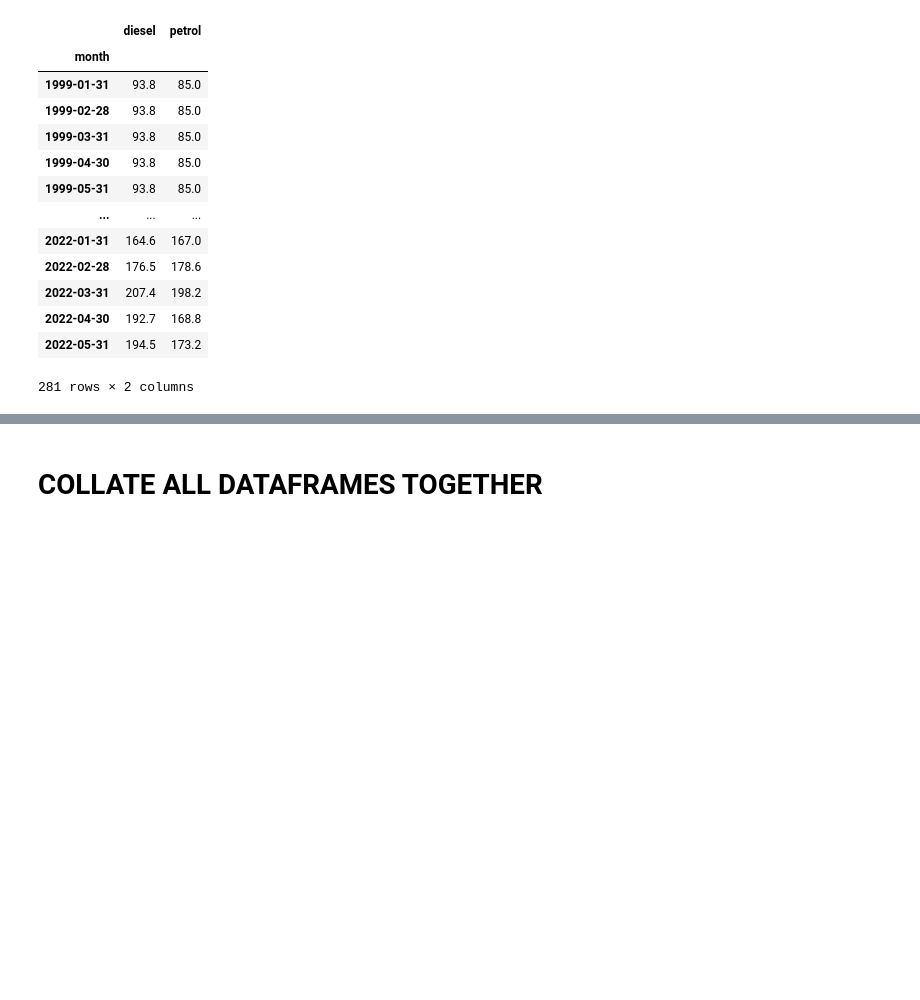
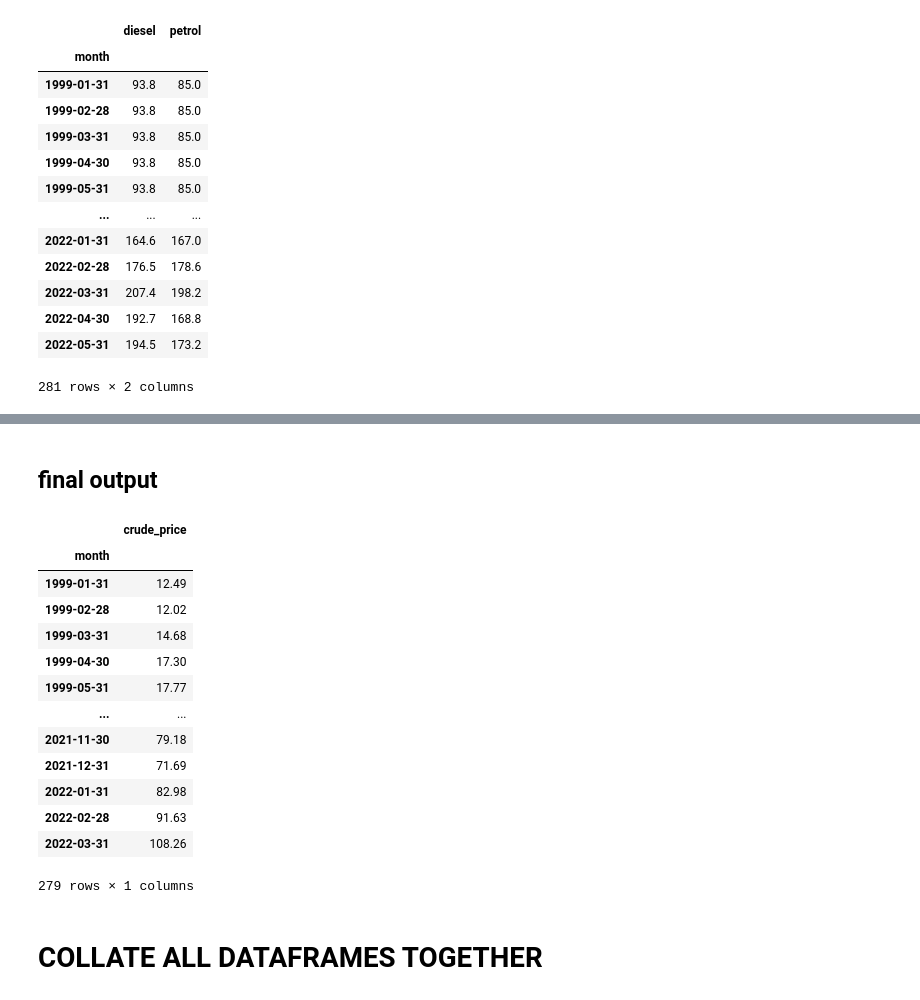
Before and after one commit to trentsteel777/CA2, a Jupyter notebook: DataPrepAustralia.ipynb, the cells around one changed output, grey strips where cells are left out. Saved outputs shown, nothing was run; the diff lists cells and outputs as text; code cells hidden in the pictures; blank space fills up the shorter version.

```diff
--- a/DataPrepAustralia.ipynb
+++ b/DataPrepAustralia.ipynb
@@ -2581,3 +2640,30 @@ df_aus_fuel
+# %%
+df_crude = df_crude[df_crude.date.dt.year > 1998]
+# %%
+df_crude = df_crude.set_index("date")
+# %%
+df_crude.index = df_crude.index.rename("month")
+# %%
+df_crude=df_crude.rename(columns={'price': 'crude_price'})
+# %% [markdown]
+## final output
+# %%
+df_crude
+# %% [output]
+|  | crude_price |
+| month |  |
+| 1999-01-31 | 12.49 |
+| 1999-02-28 | 12.02 |
+| 1999-03-31 | 14.68 |
+| 1999-04-30 | 17.30 |
+| 1999-05-31 | 17.77 |
+| ... | ... |
+| 2021-11-30 | 79.18 |
+| 2021-12-31 | 71.69 |
+| 2022-01-31 | 82.98 |
+| 2022-02-28 | 91.63 |
+| 2022-03-31 | 108.26 |
+279 rows × 1 columns
 # %% [markdown]
 # COLLATE ALL DATAFRAMES TOGETHER
 # %% [markdown]
```
Also changed, not shown: parts of 96 cells of this notebook, 4 other files.
